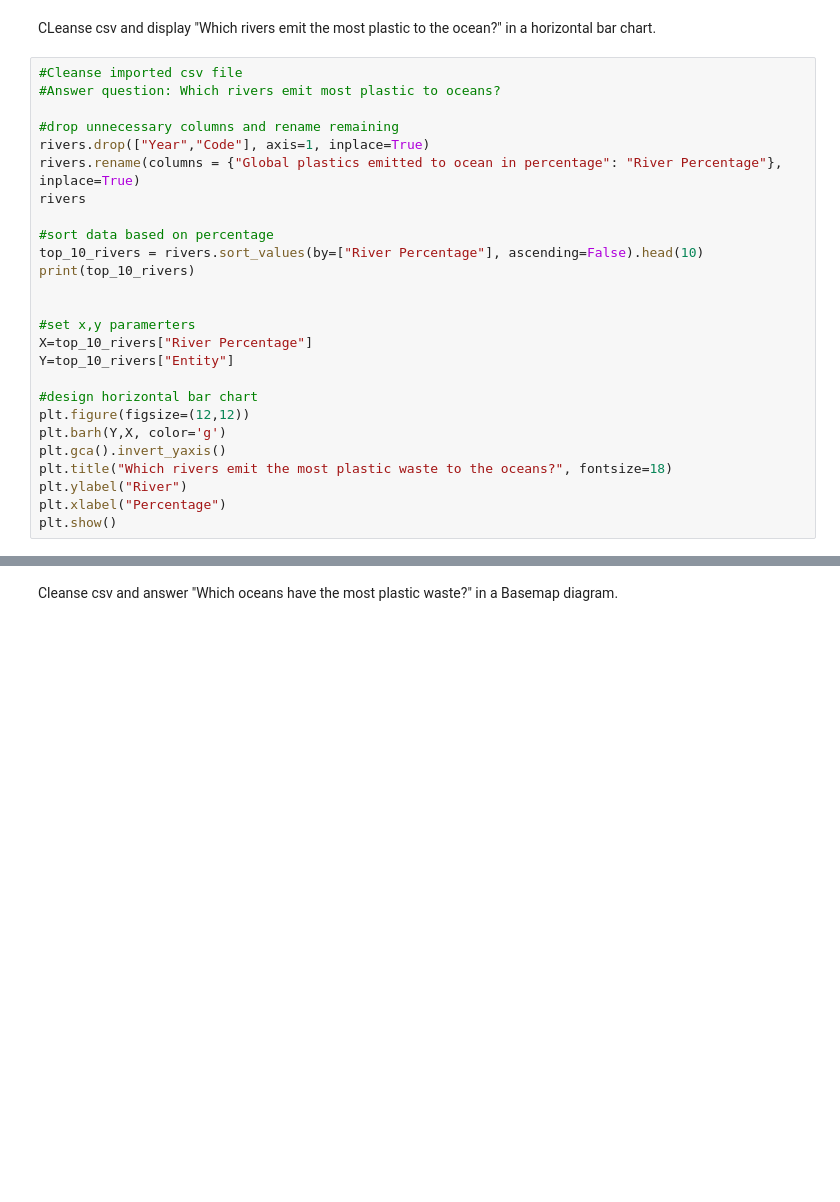
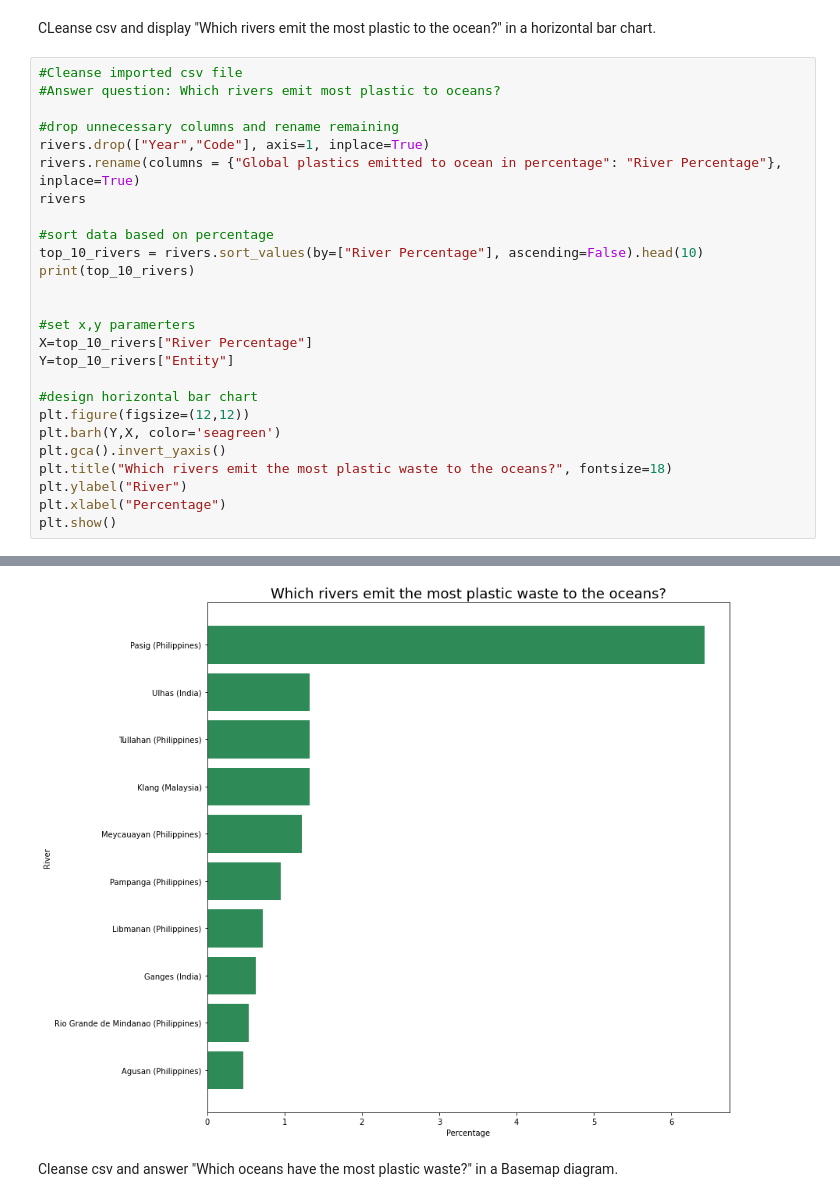
Before and after one commit to SheenaSullivan/Plastic-Pollution-Oceans, a Jupyter notebook: plastic_pollution_oceans.ipynb, the cells around one changed output, grey strips where cells are left out. Saved outputs shown, nothing was run; the diff lists cells and outputs as text; blank space fills up the shorter version.

```diff
--- a/plastic_pollution_oceans.ipynb
+++ b/plastic_pollution_oceans.ipynb
@@ -97,9 +121,10 @@ Y=top_10_rivers["Entity"]
 
 #design horizontal bar chart
 plt.figure(figsize=(12,12))
-plt.barh(Y,X, color='g')
+plt.barh(Y,X, color='seagreen')
 plt.gca().invert_yaxis()
 plt.title("Which rivers emit the most plastic waste to the oceans?", fontsize=18)
 plt.ylabel("River")
 plt.xlabel("Percentage")
 plt.show()
+# %% [output]
@@ -106,3 +142,4 @@ plt.show()
+[figure, added]
 # %% [markdown]
 Cleanse csv and answer "Which oceans have the most plastic waste?" in a Basemap diagram.
 # %%
```
Also changed, not shown: parts of 7 cells of this notebook.
